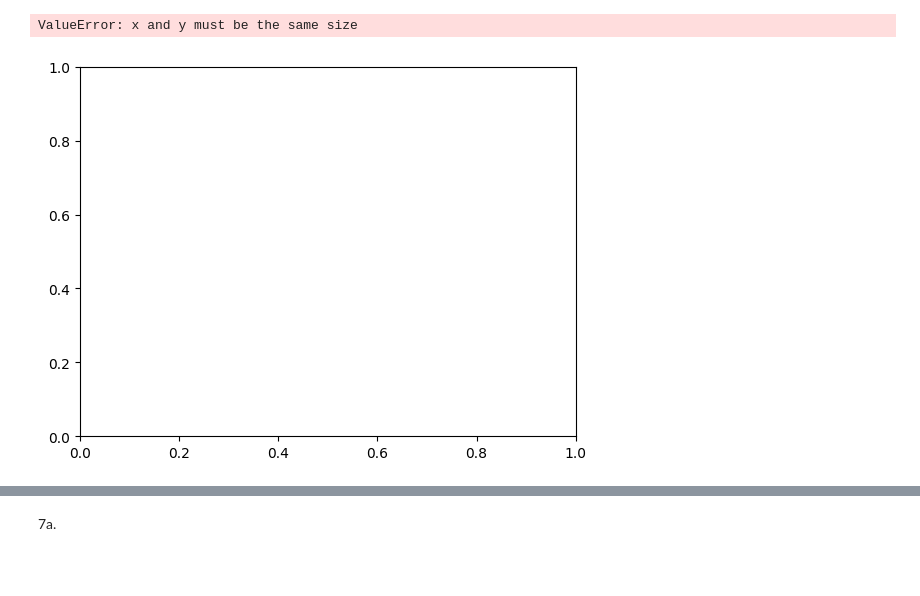
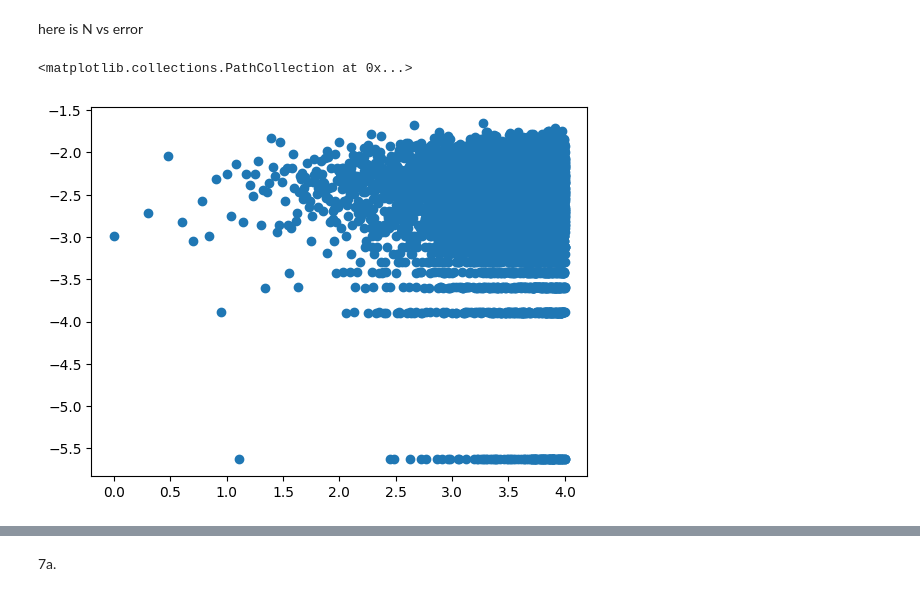
Before and after one commit to Miriam-1006/numpymat, a Jupyter notebook: numpyprojedct.ipynb, the cells around one changed output, grey strips where cells are left out. Saved outputs shown, nothing was run; the diff lists cells and outputs as text; code cells hidden in the pictures; blank space fills up the shorter version.

```diff
--- a/numpyprojedct.ipynb
+++ b/numpyprojedct.ipynb
@@ -62,13 +64,15 @@ ErrVal=data[ : , 3]
+# %% [markdown]
+here is N vs error
 # %%
 NVal = data[ : , 0]
 logN = []
-for n in range(1, len(NVal)):
+for n in range(1,len(NVal)):
   logN.append(math.log(NVal[n],10))
 ErrVal=data[ : , 3]
 logErr =[]
-for err in ErrVal:
-  logErr.append(math.log(err,10))
+for err in range(1, len(ErrVal)):
+  logErr.append(math.log(ErrVal[err],10))
 matplotlib.pyplot.scatter(logN,logErr)
 # %% [output]
-ValueError: x and y must be the same size
+<matplotlib.collections.PathCollection at 0x...>
-[figure, old version]
+[figure, new version]
```
Also changed, not shown: parts of 9 cells of this notebook.
